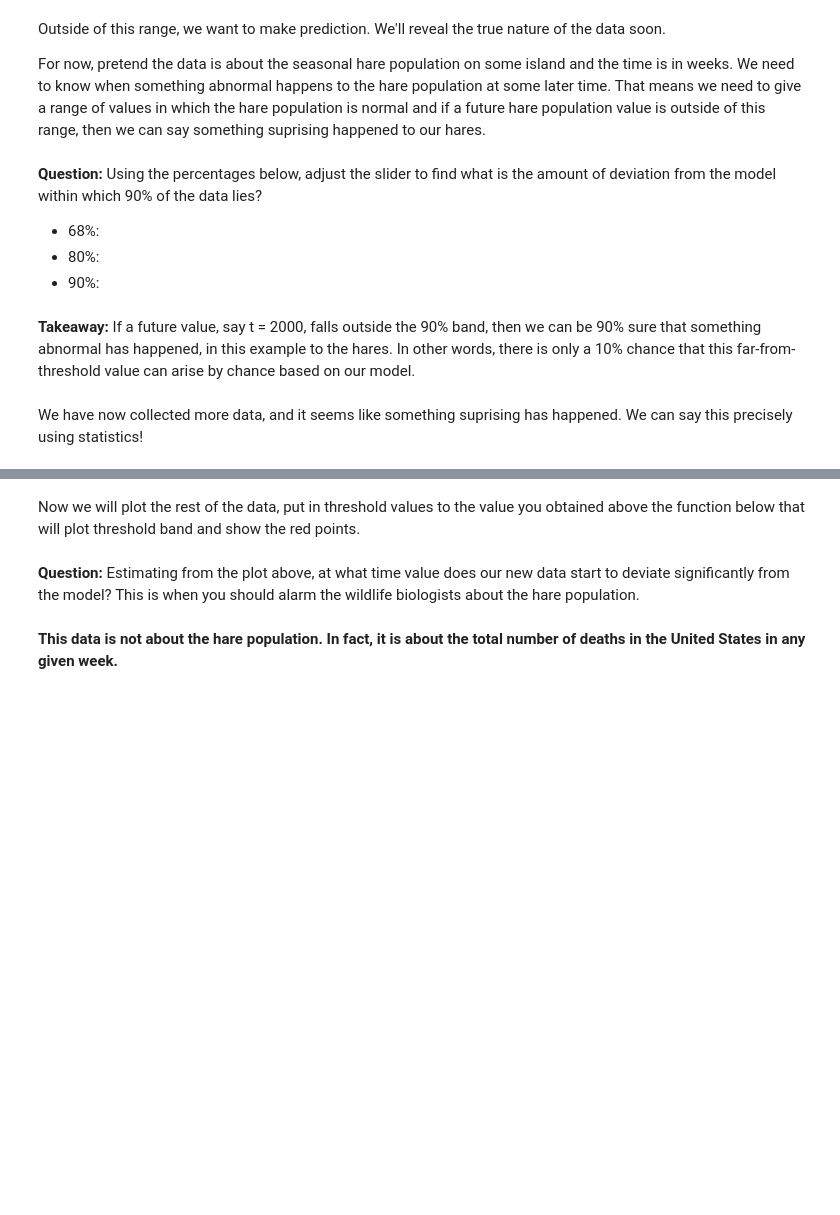
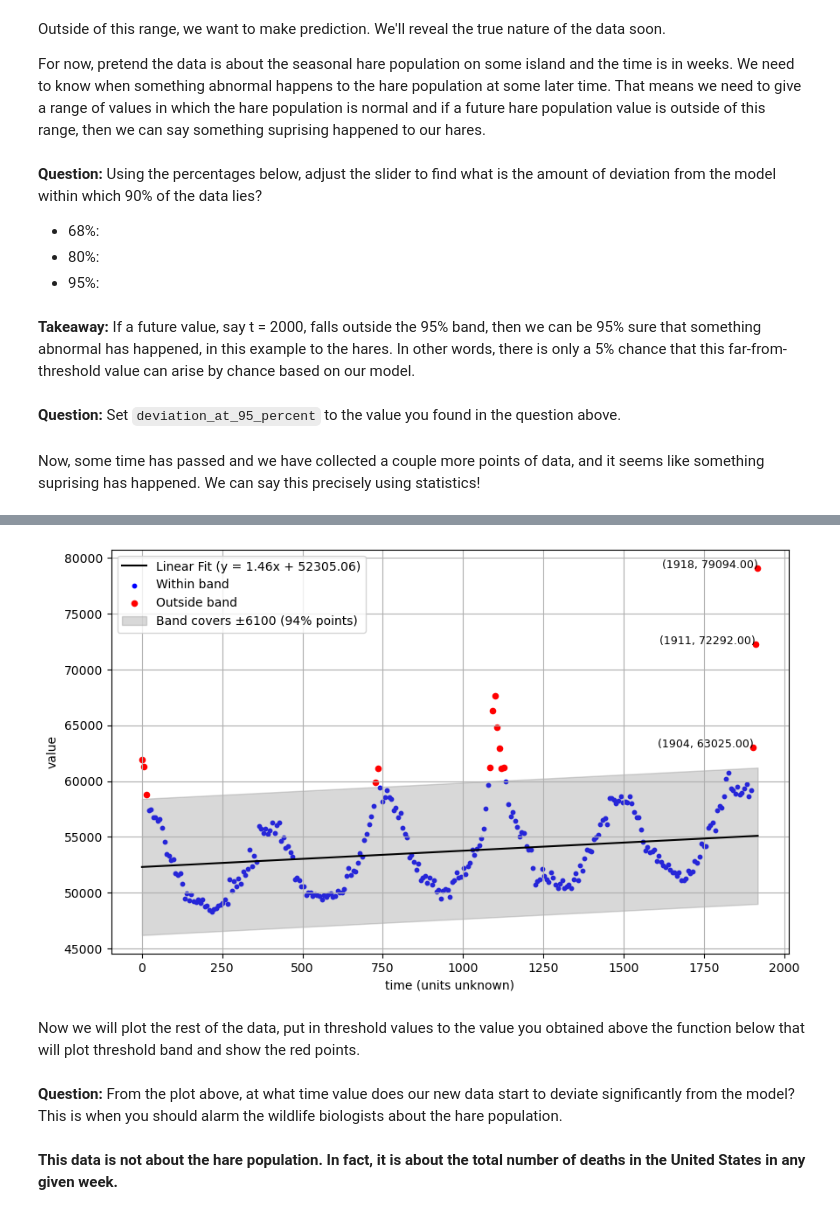
Before and after one commit to sensesensibilityscience/datascience, a Jupyter notebook: 2024/excessdeaths/student/modelling.ipynb, the cells around one changed output, grey strips where cells are left out. Saved outputs shown, nothing was run; the diff lists cells and outputs as text; code cells hidden in the pictures; blank space fills up the shorter version.

```diff
--- a/2024/excessdeaths/student/modelling.ipynb
+++ b/2024/excessdeaths/student/modelling.ipynb
@@ -156,13 +149,17 @@ For now, pretend the data is about the seasonal hare population on some island a
 
 - 68%:
 - 80%:
-- 90%:
+- 95%:
 # %% [markdown]
-**Takeaway:** If a future value, say t = 2000, falls outside the 90% band, then we can be 90% sure that something abnormal has happened, in this example to the hares. In other words, there is only a 10% chance that this far-from-threshold value can arise by chance based on our model.
+**Takeaway:** If a future value, say t = 2000, falls outside the 95% band, then we can be 95% sure that something abnormal has happened, in this example to the hares. In other words, there is only a 5% chance that this far-from-threshold value can arise by chance based on our model.
+# %% [markdown]
+**Question:** Set `deviation_at_95_percent` to the value you found in the question above.
+# %%
+deviation_at_95_percent = 6100
 # %% [markdown]
-We have now collected more data, and it seems like something suprising has happened. We can say this precisely using statistics!
+Now, some time has passed and we have collected a couple more points of data, and it seems like something suprising has happened. We can say this precisely using statistics!
 # %%
 # %matplotlib notebook
 # %%
-plot_lin_all(6090) # To do: Cut off 2 points after the first alarm
+plot_lin_all(deviation_at_95_percent) # To do: Cut off 2 points after the first alarm
 # %% [output]
@@ -171,7 +166,8 @@ plot_lin_all(6090) # To do: Cut off 2 points after the first alarm
+[figure, added]
 # %% [markdown]
 Now we will plot the  rest of the data, put in threshold values to the value you obtained above the function below that will plot threshold band and show the red points.
 # %% [markdown]
-**Question:** Estimating from the plot above, at what time value does our new data start to deviate significantly from the model? This is when you should alarm the wildlife biologists about the hare population.
+**Question:** From the plot above, at what time value does our new data start to deviate significantly from the model? This is when you should alarm the wildlife biologists about the hare population.
 # %%
 # Replace the ... with the time value you identified
 time_value = 1904
```
Also changed, not shown: parts of 40 cells of this notebook, 1 other file.
